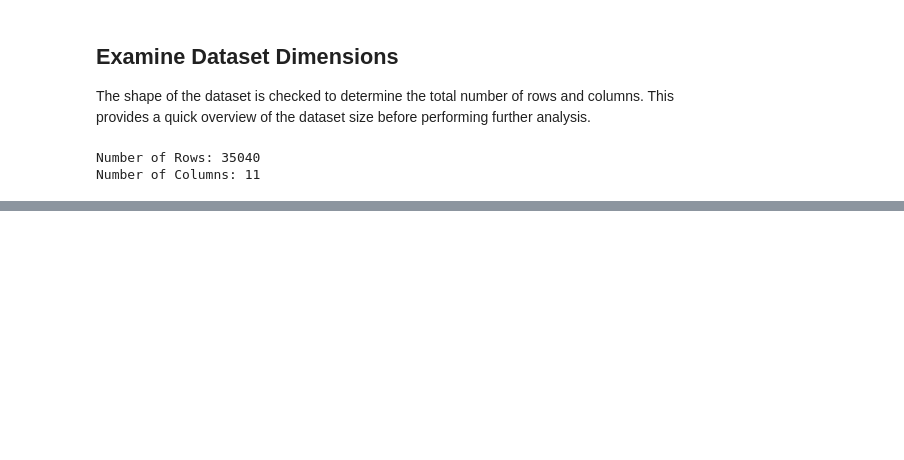
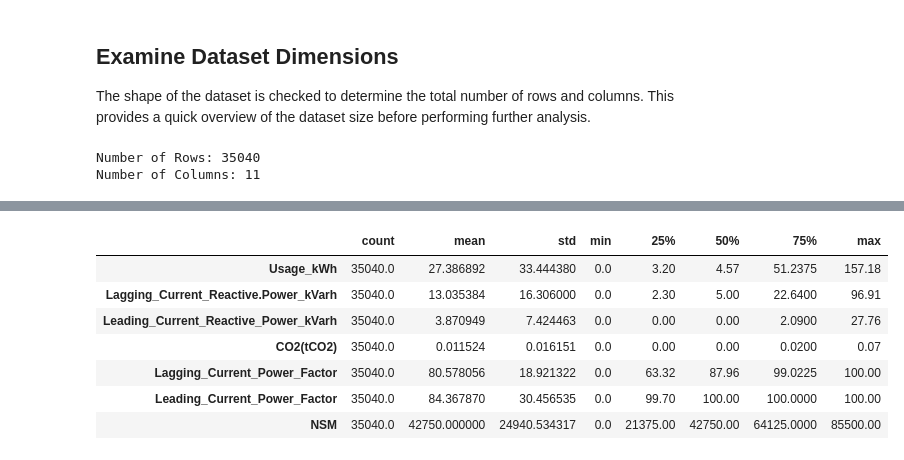
Before and after one commit to hania-sajjad/Week-2-Task, a Jupyter notebook: week2_eda.ipynb, the cells around one changed output, grey strips where cells are left out. Cells and saved outputs as stored; diff of their text form; code cells hidden in the pictures; blank space fills up the shorter version.

```diff
--- a/week2_eda.ipynb
+++ b/week2_eda.ipynb
@@ -49,0 +79,11 @@ Number of Columns: 11
+# %%
+df.describe().T
+# %% [output]
+|  | count | mean | std | min | 25% | 50% | 75% | max |
+| Usage_kWh | 35040.0 | 27.386892 | 33.444380 | 0.0 | 3.20 | 4.57 | 51.2375 | 157.18 |
+| Lagging_Current_Reactive.Power_kVarh | 35040.0 | 13.035384 | 16.306000 | 0.0 | 2.30 | 5.00 | 22.6400 | 96.91 |
+| Leading_Current_Reactive_Power_kVarh | 35040.0 | 3.870949 | 7.424463 | 0.0 | 0.00 | 0.00 | 2.0900 | 27.76 |
+| CO2(tCO2) | 35040.0 | 0.011524 | 0.016151 | 0.0 | 0.00 | 0.00 | 0.0200 | 0.07 |
+| Lagging_Current_Power_Factor | 35040.0 | 80.578056 | 18.921322 | 0.0 | 63.32 | 87.96 | 99.0225 | 100.00 |
+| Leading_Current_Power_Factor | 35040.0 | 84.367870 | 30.456535 | 0.0 | 99.70 | 100.00 | 100.0000 | 100.00 |
+| NSM | 35040.0 | 42750.000000 | 24940.534317 | 0.0 | 21375.00 | 42750.00 | 64125.0000 | 85500.00 |
```
Also changed, not shown: parts of 9 cells of this notebook.
